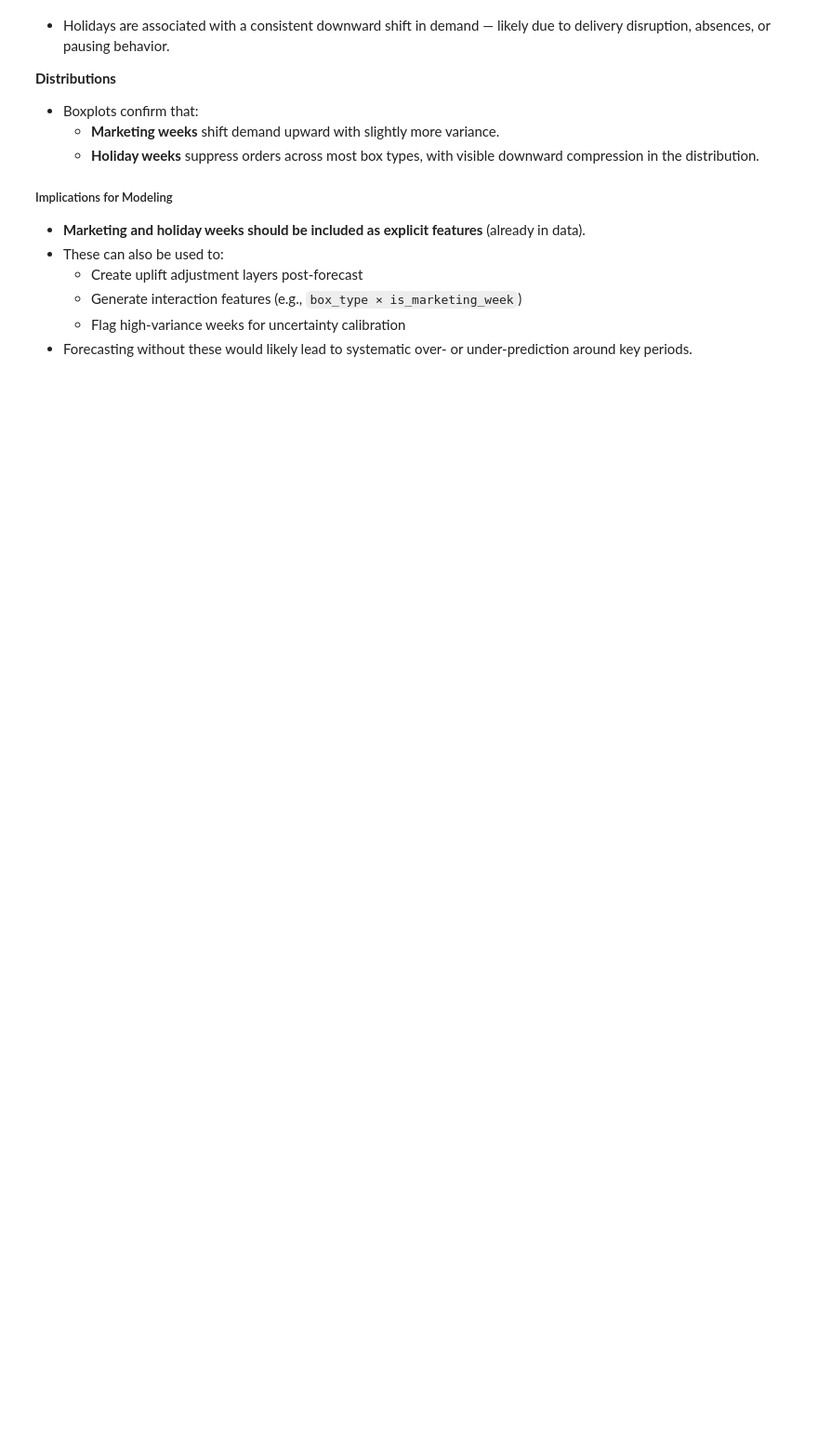
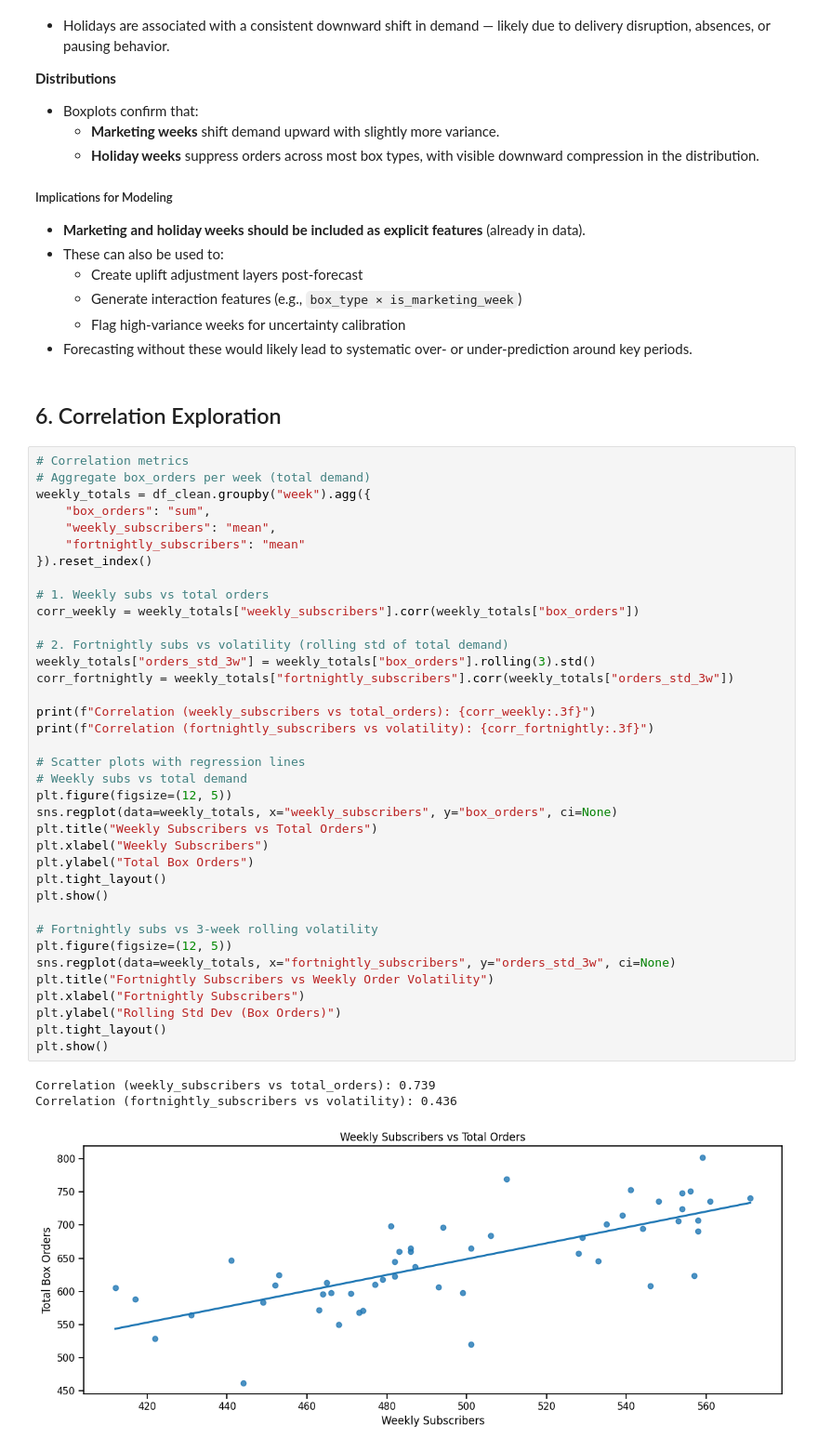
Before and after one commit to TheNerdyCat/ml-oddbox-forecasting, a Jupyter notebook: notebooks/01_eda.ipynb, the cells around one changed output. Shown at 93% size. Cells and saved outputs as stored; diff of their text form; blank space fills up the shorter version.

```diff
--- a/notebooks/01_eda.ipynb
+++ b/notebooks/01_eda.ipynb
@@ -542,3 +529,46 @@ Avg drop during holidays: -13.05 orders (-15.9%)
   - Generate interaction features (e.g., `box_type × is_marketing_week`)
   - Flag high-variance weeks for uncertainty calibration
 - Forecasting without these would likely lead to systematic over- or under-prediction around key periods.
+# %% [markdown]
+## 6. Correlation Exploration
+# %%
+# Correlation metrics
+# Aggregate box_orders per week (total demand)
+weekly_totals = df_clean.groupby("week").agg({
+    "box_orders": "sum",
+    "weekly_subscribers": "mean",
+    "fortnightly_subscribers": "mean"
+}).reset_index()
+
+# 1. Weekly subs vs total orders
+corr_weekly = weekly_totals["weekly_subscribers"].corr(weekly_totals["box_orders"])
+
+# 2. Fortnightly subs vs volatility (rolling std of total demand)
+weekly_totals["orders_std_3w"] = weekly_totals["box_orders"].rolling(3).std()
+corr_fortnightly = weekly_totals["fortnightly_subscribers"].corr(weekly_totals["orders_std_3w"])
+
+print(f"Correlation (weekly_subscribers vs total_orders): {corr_weekly:.3f}")
+print(f"Correlation (fortnightly_subscribers vs volatility): {corr_fortnightly:.3f}")
+
+# Scatter plots with regression lines
+# Weekly subs vs total demand
+plt.figure(figsize=(12, 5))
+sns.regplot(data=weekly_totals, x="weekly_subscribers", y="box_orders", ci=None)
+plt.title("Weekly Subscribers vs Total Orders")
+plt.xlabel("Weekly Subscribers")
+plt.ylabel("Total Box Orders")
+plt.tight_layout()
+plt.show()
+
+# Fortnightly subs vs 3-week rolling volatility
+plt.figure(figsize=(12, 5))
+sns.regplot(data=weekly_totals, x="fortnightly_subscribers", y="orders_std_3w", ci=None)
+plt.title("Fortnightly Subscribers vs Weekly Order Volatility")
+plt.xlabel("Fortnightly Subscribers")
+plt.ylabel("Rolling Std Dev (Box Orders)")
+plt.tight_layout()
+plt.show()
+# %% [output]
+Correlation (weekly_subscribers vs total_orders): 0.739
+Correlation (fortnightly_subscribers vs volatility): 0.436
+[figure, added]
```
Also changed, not shown: parts of 4 cells of this notebook.
